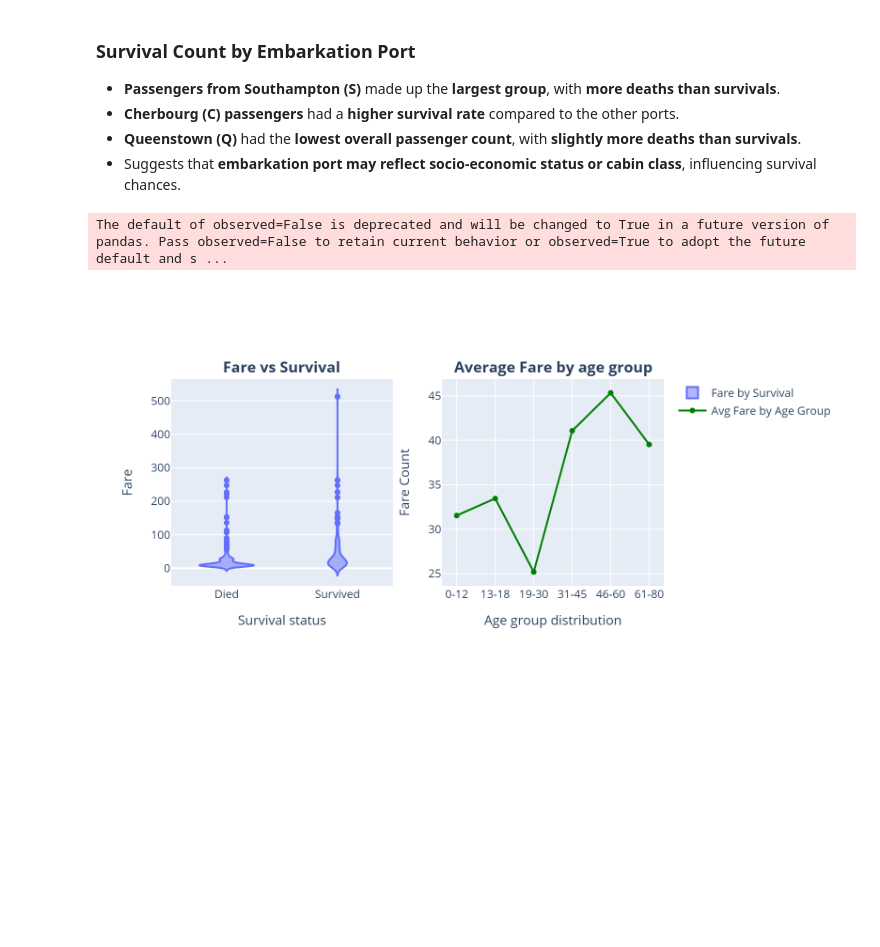
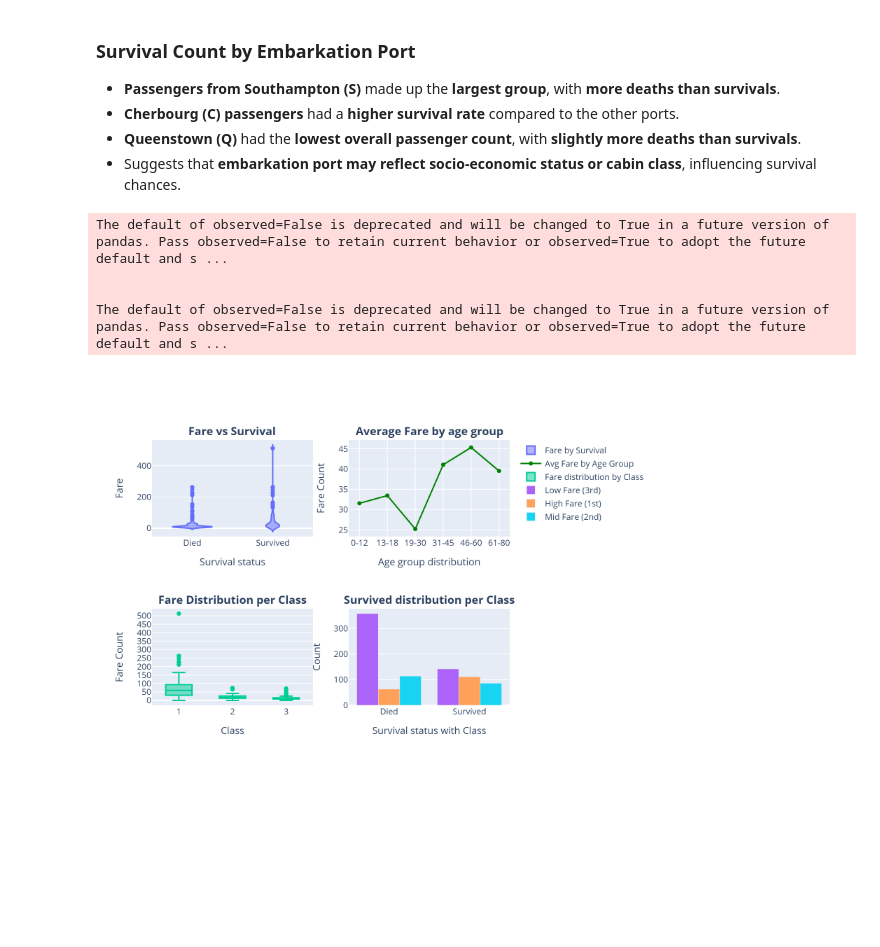
Before and after one commit to Wayneotc/Titanic-Predition-Model, a Jupyter notebook: Titanic_visualization.ipynb, the cells around one changed output. Cells and saved outputs as stored; diff of their text form; code cells hidden in the pictures; blank space fills up the shorter version.

Commit message:
new plot

```diff
--- a/Titanic_visualization.ipynb
+++ b/Titanic_visualization.ipynb
@@ -157,47 +157,79 @@ The default of observed=False is deprecated and will be changed to True in a fut
 fig = go.Figure()
 
 fig = make_subplots(
-    rows=1, cols=2,
+    rows=3, cols=2,
     horizontal_spacing=0.1,
-    subplot_titles=['<b>Fare vs Survival</b>', '<b>Average Fare by age group</b>'],
-    specs=[[{'type': 'xy'}, {'type': 'xy'}]]
+    subplot_titles=['<b>Fare vs Survival</b>', '<b>Average Fare by age group</b>','<b>Fare Distribution per Class</b>','<b>Survived distribution per Class</b>'],
+    specs=[[{'type': 'xy'}, {'type': 'xy'}],[{'type': 'xy'}, {'type': 'xy'}], [{'type': 'xy'}, None]]
 
 )
 fig.add_trace(
     go.Violin(
         x=df['Survived'],
         y=df['Fare'],
         name="Fare by Survival"
 
     ), row=1, col=1
 )
 grouped = df.groupby('Age_group')['Fare'].mean().reset_index()
 fig.add_trace(
     go.Scatter(
         x=grouped['Age_group'],
         y=grouped['Fare'],
         mode='lines+markers',
         marker=dict(color='green'),
         name='Avg Fare by Age Group'
     ),
     row=1, col=2
 )
 
+fig.add_trace(
+    go.Box(
+        x=df['Pclass'],
+        y=df['Fare'],
+        name='Fare distribution by Class'
+    ),row=2, col=1
+)
+
+bins = [0, 20, 40, 600]
+labels = ['Low Fare (3rd)', 'Mid Fare (2nd)', 'High Fare (1st)']
+
+df['FareBin'] = pd.cut(df['Fare'], bins=bins, labels=labels)
+
+grouped_fare = df.groupby(['Survived','FareBin']).size().reset_index(name='Count')
+for values in df['FareBin'].unique():
+    sub = grouped_fare[ grouped_fare['FareBin']==values]
+    fig.add_trace(
+        go.Bar(
+            x=sub['Survived'],
+            y=sub['Count'],
+            name=values
+        ), row=2, col=2
+    )
+
 
 fig.update_xaxes(title_text='Survival status', row=1, col=1)
 fig.update_yaxes(title_text='Fare', row=1, col=1)
 fig.update_xaxes(title_text='Age group distribution', row=1, col=2)
 fig.update_yaxes(title_text='Fare Count', row=1, col=2)
+fig.update_xaxes(title_text='Class', row=2, col=1)
+fig.update_yaxes(title_text='Fare Count', row=2, col=1, dtick=50)
+fig.update_xaxes(title_text='Survival status with Class', row=2, col=2)
+fig.update_yaxes(title_text='Count', row=2, col=2)
+
 fig.update_layout(
-    height=500,
-    width=1450
+    height=800,
+    width=800
     )
 
-fig.show('png', height=400, width=800, scale=2)
+fig.show('png', height=800, width=800, scale=2)
 fig.show()
 # %% [output]
 The default of observed=False is deprecated and will be changed to True in a future version of pandas. Pass observed=False to retain current behavior or observed=True to adopt the future default and s ...
+
+
+The default of observed=False is deprecated and will be changed to True in a future version of pandas. Pass observed=False to retain current behavior or observed=True to adopt the future default and s ...
-[figure, old version]
+[figure, new version]
 # %% [markdown]
 ### Violin plot for Fare and Survival
 
```
Also changed, not shown: parts of 6 cells of this notebook.
